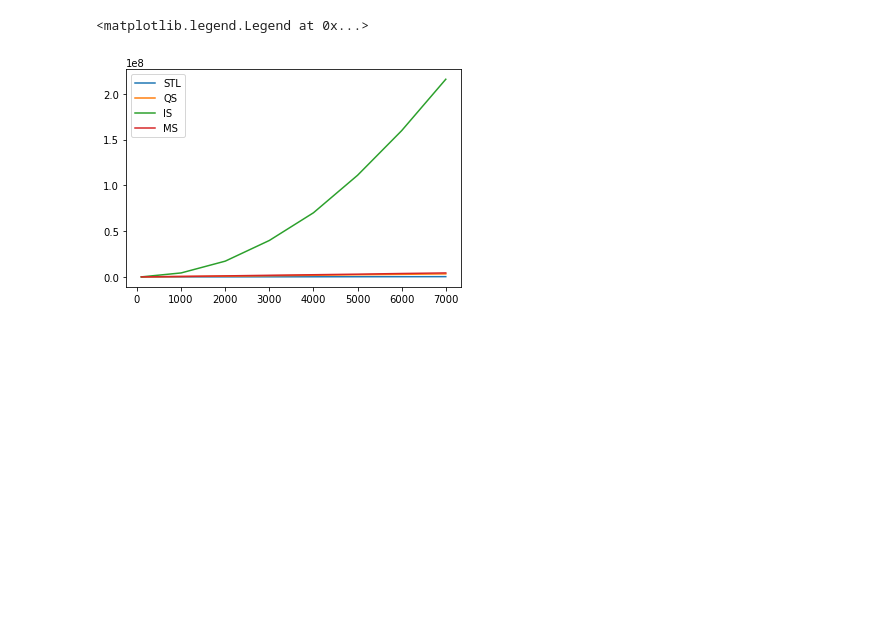
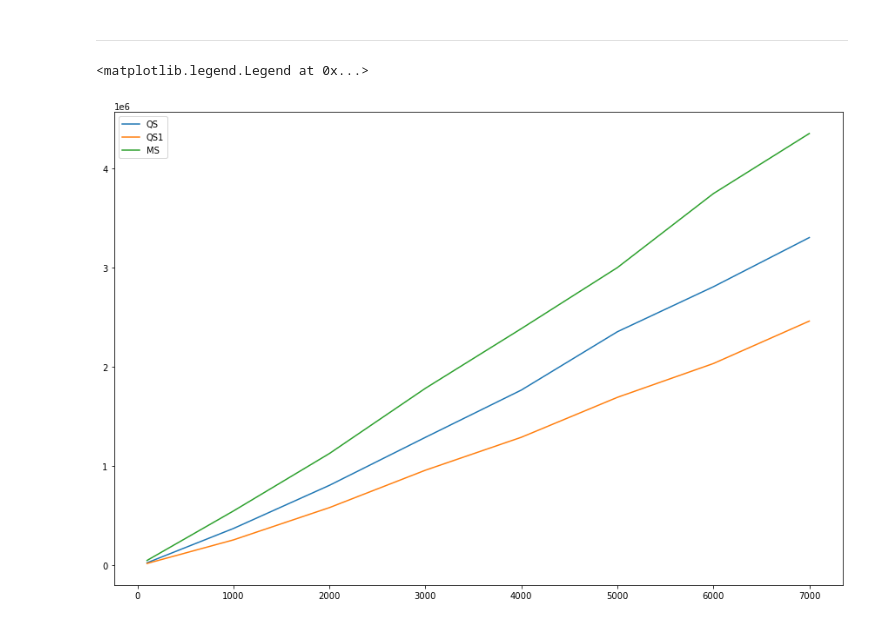
Before and after one commit to EdoardoTronconi/ProgettoSDA, a Jupyter notebook: Notebook/SDA.ipynb, the cells around one changed output. Drawn from its saved outputs; the diff is of its cells as text; code cells hidden in the pictures; blank space fills up the shorter version.

```diff
--- a/Notebook/SDA.ipynb
+++ b/Notebook/SDA.ipynb
@@ -25,19 +101,24 @@ stream.read()
+# %% [markdown]
+***
 # %%
 import matplotlib.pyplot as plt
+plt.rcParams.update({'figure.figsize' : [15,10]})
 # %%
 #standard
 STL = [2234,31391,68435,111965,151909,197017,244920,296511]
 IS = [47230,4347417,17213931,39799083,70026916,110974583,159698892,215815064]
 QS = [24176,369733,804331,1287693,1764114,2351162,2804133,3299814]
+QS1 = [17376,254852,579969, 956607,1288595,1690449,2030946,2458707]
 MS = [47976,546042,1124810,1781509,2382906,2997215,3742317,4348012]
 
 X = [100,1000, 2000,3000,4000,5000,6000,7000]
-plt.plot(X,STL, label='STL')
+#plt.plot(X,STL, label='STL')
 plt.plot(X,QS, label='QS')
-plt.plot(X,IS, label='IS')
+#plt.plot(X,IS, label='IS')
+plt.plot(X,QS1, label='QS1')
 plt.plot(X,MS, label='MS')
 
 plt.legend()
 # %% [output]
 <matplotlib.legend.Legend at 0x...>
-[figure, old version]
+[figure, new version]
```
Also changed, not shown: parts of 25 cells of this notebook.
